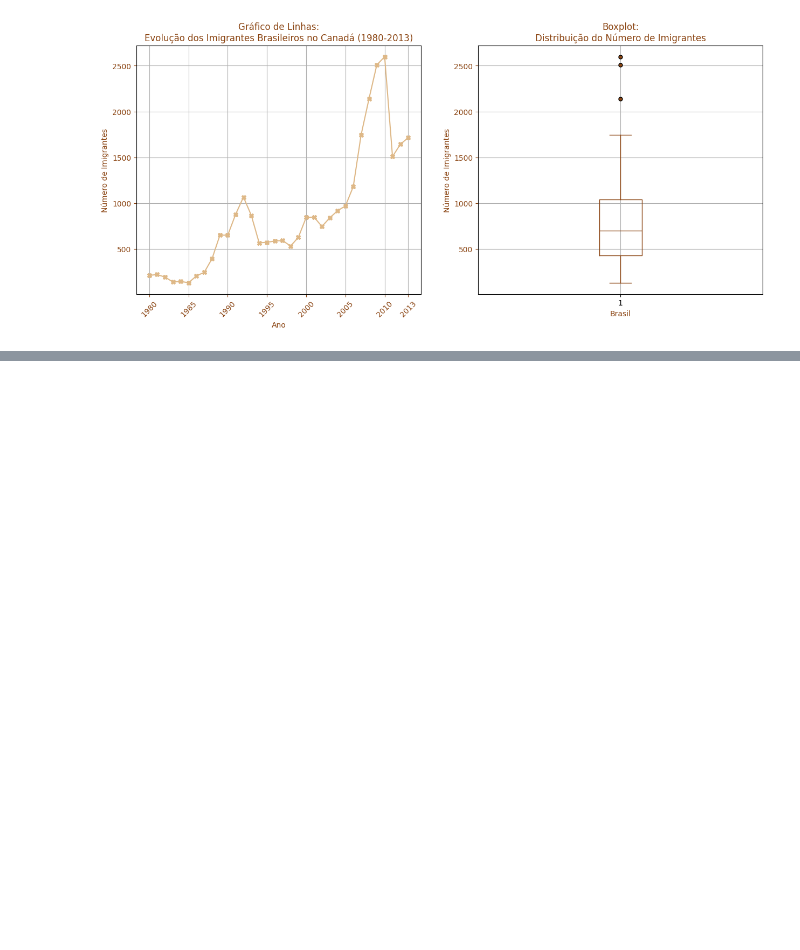
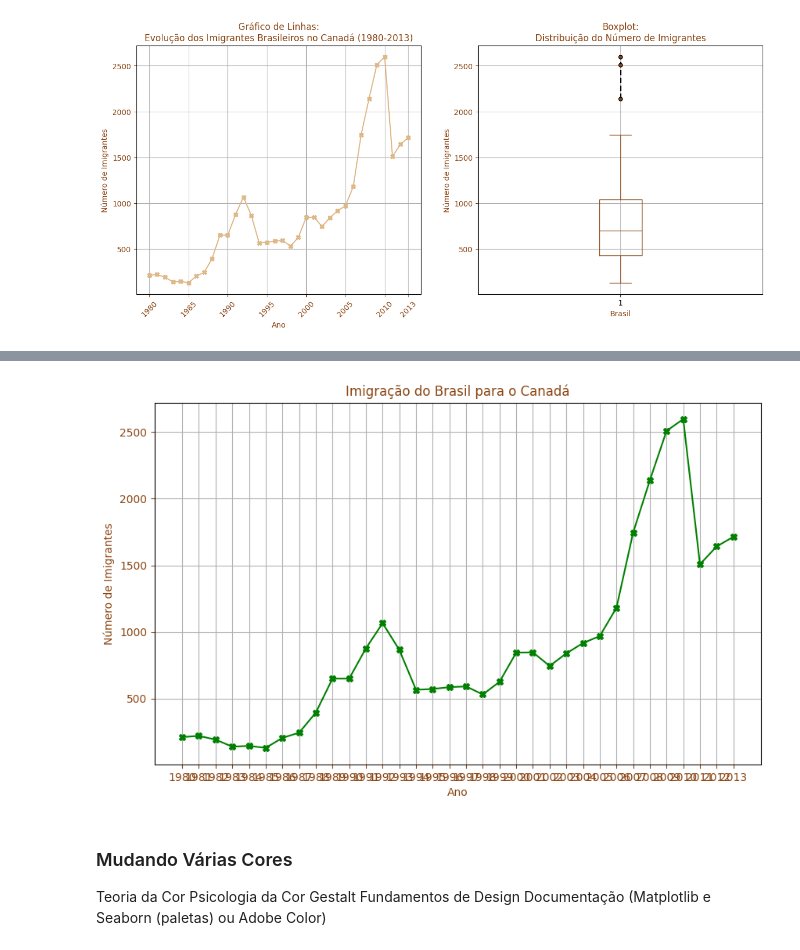
Before and after one commit to maclausk/python-ia-senai-df, a Jupyter notebook: 27_28_29_082024 - Semana Estatística.ipynb, the cells around one changed output, grey strips where cells are left out. Saved outputs shown, nothing was run; the diff lists cells and outputs as text; code cells hidden in the pictures; blank space fills up the shorter version.

```diff
--- a/27_28_29_082024 - Semana Estatística.ipynb
+++ b/27_28_29_082024 - Semana Estatística.ipynb
@@ -434,0 +601,28 @@ Esses gráficos juntos fornecem uma visão detalhada e comparativa da imigraçã
+# %%
+import matplotlib.pyplot as plt
+
+# Supondo que 'america_sul' já esteja corretamente definido como um DataFrame filtrado pelos países da América do Sul
+america_sul = df_ic[df_ic['Região'] == "América do Sul"]
+
+# Criando uma figura e um eixo para o gráfico
+fig, ax = plt.subplots(figsize=(10, 6))
+
+# Plotando os dados para o Brasil
+ax.plot(america_sul.loc['Brasil', anos], color='green', marker='X')
+
+# Configurando o título e os rótulos dos eixos
+ax.set_title('Imigração do Brasil para o Canadá', color='saddlebrown')
+ax.set_xlabel('Ano', color='saddlebrown')
+ax.set_ylabel('Número de Imigrantes', color='saddlebrown')
+
+# Ajustando as cores dos ticks
+ax.tick_params(axis='x', colors='saddlebrown')
+ax.tick_params(axis='y', colors='saddlebrown')
+
+# Adicionando uma grade
+ax.grid(True)
+
+# Exibindo o gráfico
+plt.show()
+# %% [output]
+[figure, added]
@@ -434,0 +632,8 @@ Esses gráficos juntos fornecem uma visão detalhada e comparativa da imigraçã
+# %% [markdown]
+### Mudando Várias Cores
+
+Teoria da Cor
+Psicologia da Cor
+Gestalt
+Fundamentos de Design
+Documentação (Matplotlib e Seaborn (paletas) ou Adobe Color)
```
Also changed, not shown: parts of 8 cells of this notebook.
